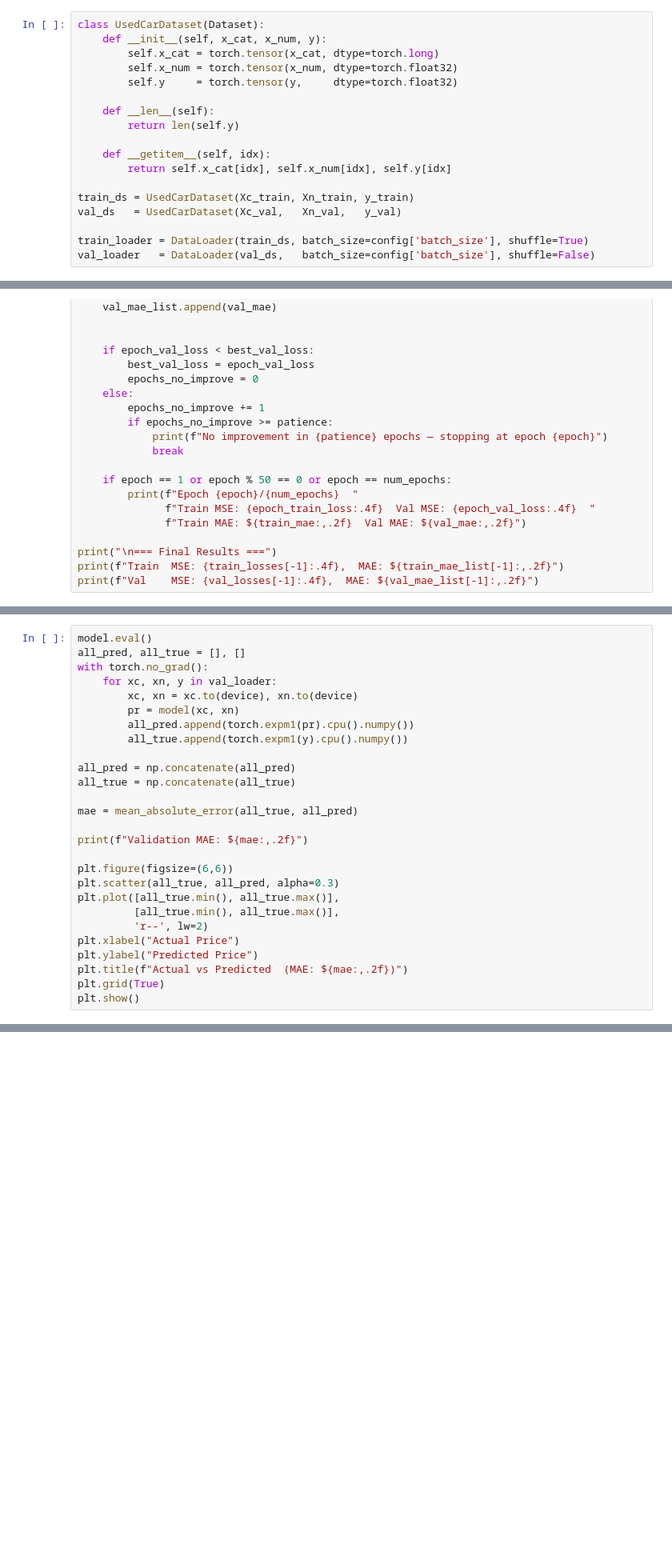
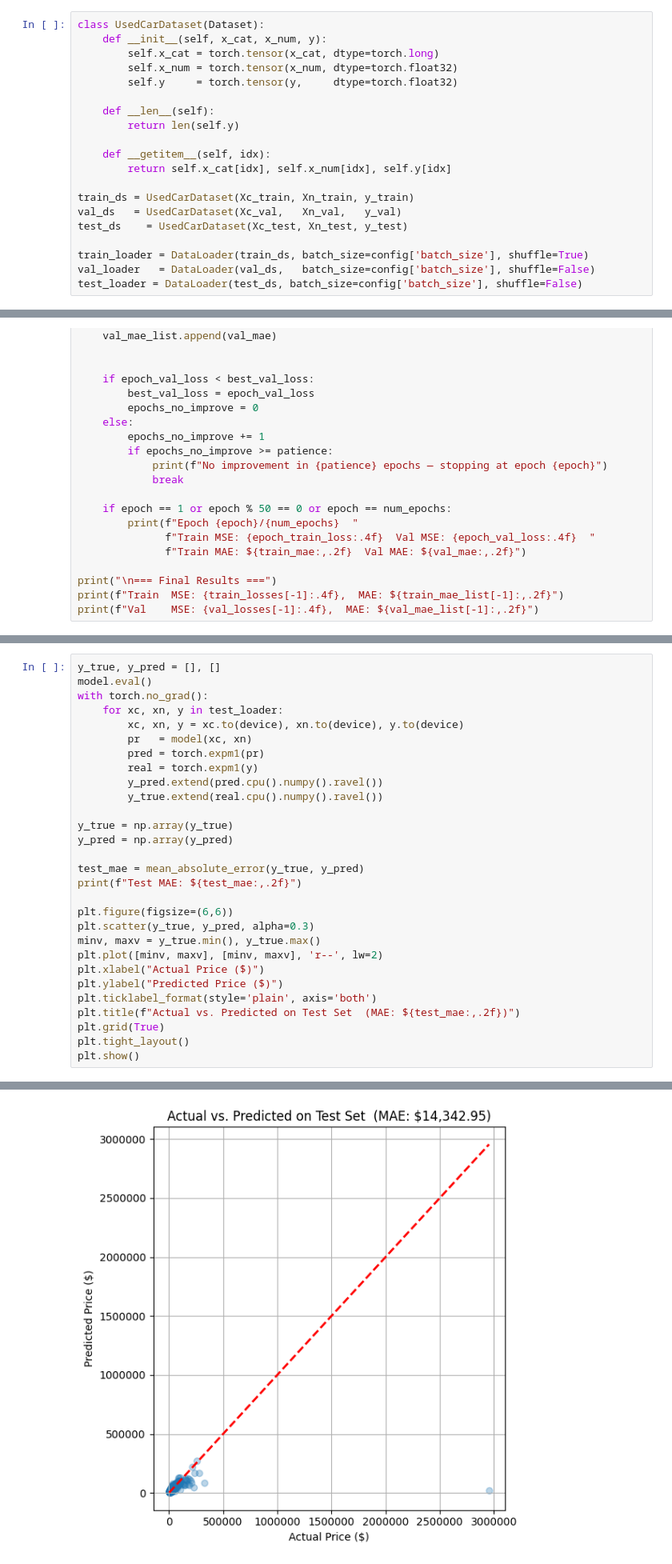
Before and after one commit to n-ndo/csc671-final-project, a Jupyter notebook: nfm_model.ipynb, the cells around one changed output, grey strips where cells are left out. Shown: that part at 80% size. Cells and saved outputs as stored; diff of their text form; blank space fills up the shorter version.

Commit message:
added test results on NFM

```diff
--- a/nfm_model.ipynb
+++ b/nfm_model.ipynb
@@ -159,9 +160,11 @@ class UsedCarDataset(Dataset):
 
 train_ds = UsedCarDataset(Xc_train, Xn_train, y_train)
 val_ds   = UsedCarDataset(Xc_val,   Xn_val,   y_val)
+test_ds    = UsedCarDataset(Xc_test, Xn_test, y_test)
 
 train_loader = DataLoader(train_ds, batch_size=config['batch_size'], shuffle=True)
 val_loader   = DataLoader(val_ds,   batch_size=config['batch_size'], shuffle=False)
+test_loader = DataLoader(test_ds, batch_size=config['batch_size'], shuffle=False)
 # %%
 device = torch.device('cuda' if torch.cuda.is_available() else 'cpu')
 model = NFM(
@@ -289,27 +324,30 @@ plt.show()
 # %%
+y_true, y_pred = [], []
 model.eval()
-all_pred, all_true = [], []
 with torch.no_grad():
-    for xc, xn, y in val_loader:
-        xc, xn = xc.to(device), xn.to(device)
-        pr = model(xc, xn)
-        all_pred.append(torch.expm1(pr).cpu().numpy())
-        all_true.append(torch.expm1(y).cpu().numpy())
+    for xc, xn, y in test_loader:
+        xc, xn, y = xc.to(device), xn.to(device), y.to(device)
+        pr   = model(xc, xn)
+        pred = torch.expm1(pr)
+        real = torch.expm1(y)
+        y_pred.extend(pred.cpu().numpy().ravel())
+        y_true.extend(real.cpu().numpy().ravel())
 
-all_pred = np.concatenate(all_pred)
-all_true = np.concatenate(all_true)
+y_true = np.array(y_true)
+y_pred = np.array(y_pred)
 
-mae = mean_absolute_error(all_true, all_pred)
-
-print(f"Validation MAE: ${mae:,.2f}")
+test_mae = mean_absolute_error(y_true, y_pred)
+print(f"Test MAE: ${test_mae:,.2f}")
 
 plt.figure(figsize=(6,6))
-plt.scatter(all_true, all_pred, alpha=0.3)
-plt.plot([all_true.min(), all_true.max()],
-         [all_true.min(), all_true.max()],
-         'r--', lw=2)
-plt.xlabel("Actual Price")
-plt.ylabel("Predicted Price")
-plt.title(f"Actual vs Predicted  (MAE: ${mae:,.2f})")
+plt.scatter(y_true, y_pred, alpha=0.3)
+minv, maxv = y_true.min(), y_true.max()
+plt.plot([minv, maxv], [minv, maxv], 'r--', lw=2)
+plt.xlabel("Actual Price ($)")
+plt.ylabel("Predicted Price ($)")
+plt.ticklabel_format(style='plain', axis='both')
+plt.title(f"Actual vs. Predicted on Test Set  (MAE: ${test_mae:,.2f})")
 plt.grid(True)
+plt.tight_layout()
 plt.show()
+# %% [output]
@@ -315,0 +355 @@ plt.show()
+[figure, added]
```
Also changed, not shown: parts of 5 cells of this notebook.
